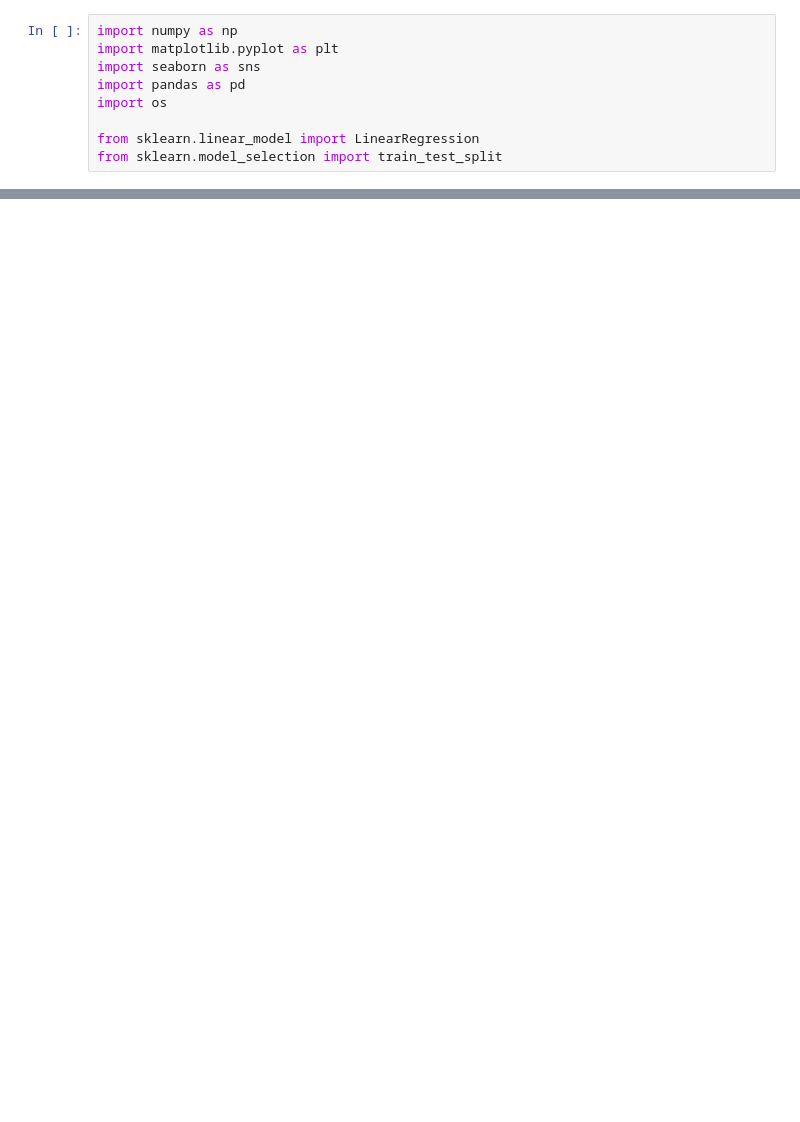
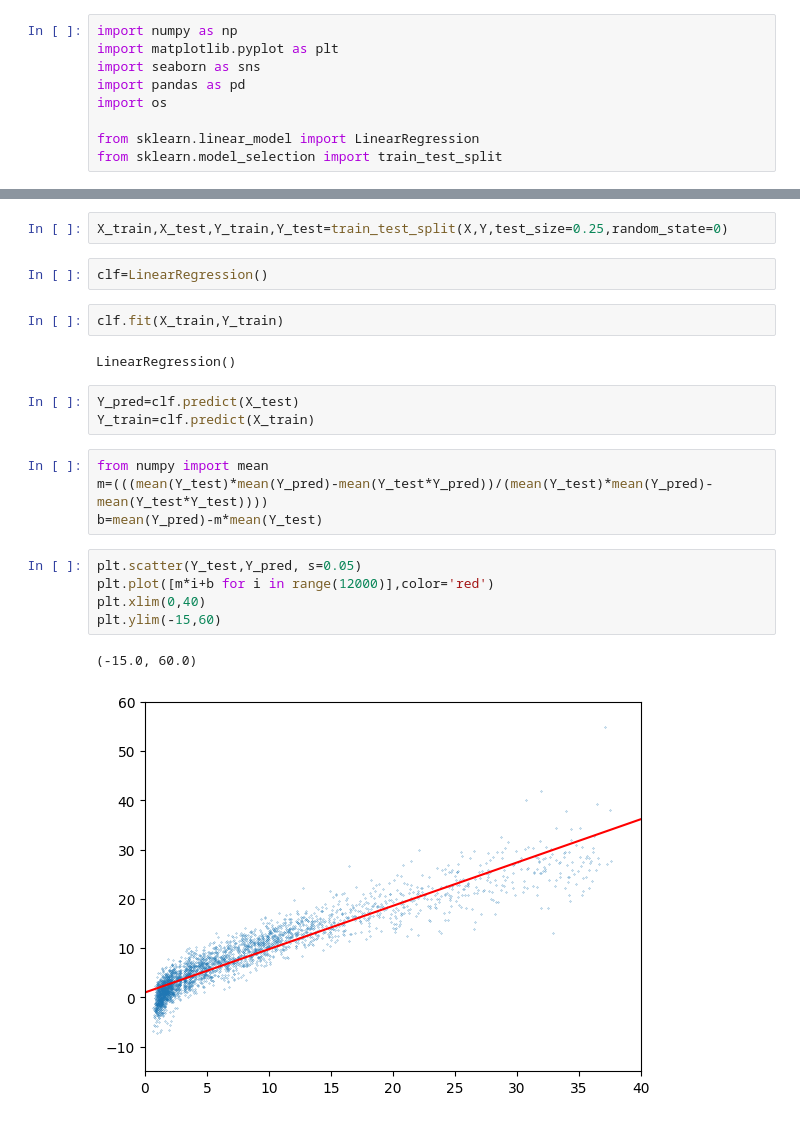
Before and after one commit to virajsanganeria/RUGVED_TaskPhase, a Jupyter notebook: rugvedt2.ipynb, the cells around one changed output, grey strips where cells are left out. Drawn from its saved outputs; the diff is of its cells as text; blank space fills up the shorter version.

```diff
--- a/rugvedt2.ipynb
+++ b/rugvedt2.ipynb
@@ -14,0 +241,23 @@ FileNotFoundError: [Errno 2] No such file or directory: 'train1.csv'
+# %%
+X_train,X_test,Y_train,Y_test=train_test_split(X,Y,test_size=0.25,random_state=0)
+# %%
+clf=LinearRegression()
+# %%
+clf.fit(X_train,Y_train)
+# %% [output]
+LinearRegression()
+# %%
+Y_pred=clf.predict(X_test)
+Y_train=clf.predict(X_train)
+# %%
+from numpy import mean
+m=(((mean(Y_test)*mean(Y_pred)-mean(Y_test*Y_pred))/(mean(Y_test)*mean(Y_pred)-mean(Y_test*Y_test))))
+b=mean(Y_pred)-m*mean(Y_test)
+# %%
+plt.scatter(Y_test,Y_pred, s=0.05)
+plt.plot([m*i+b for i in range(12000)],color='red')
+plt.xlim(0,40)
+plt.ylim(-15,60)
+# %% [output]
+(-15.0, 60.0)
+[figure, added]
```
Also changed, not shown: parts of 22 cells of this notebook.
